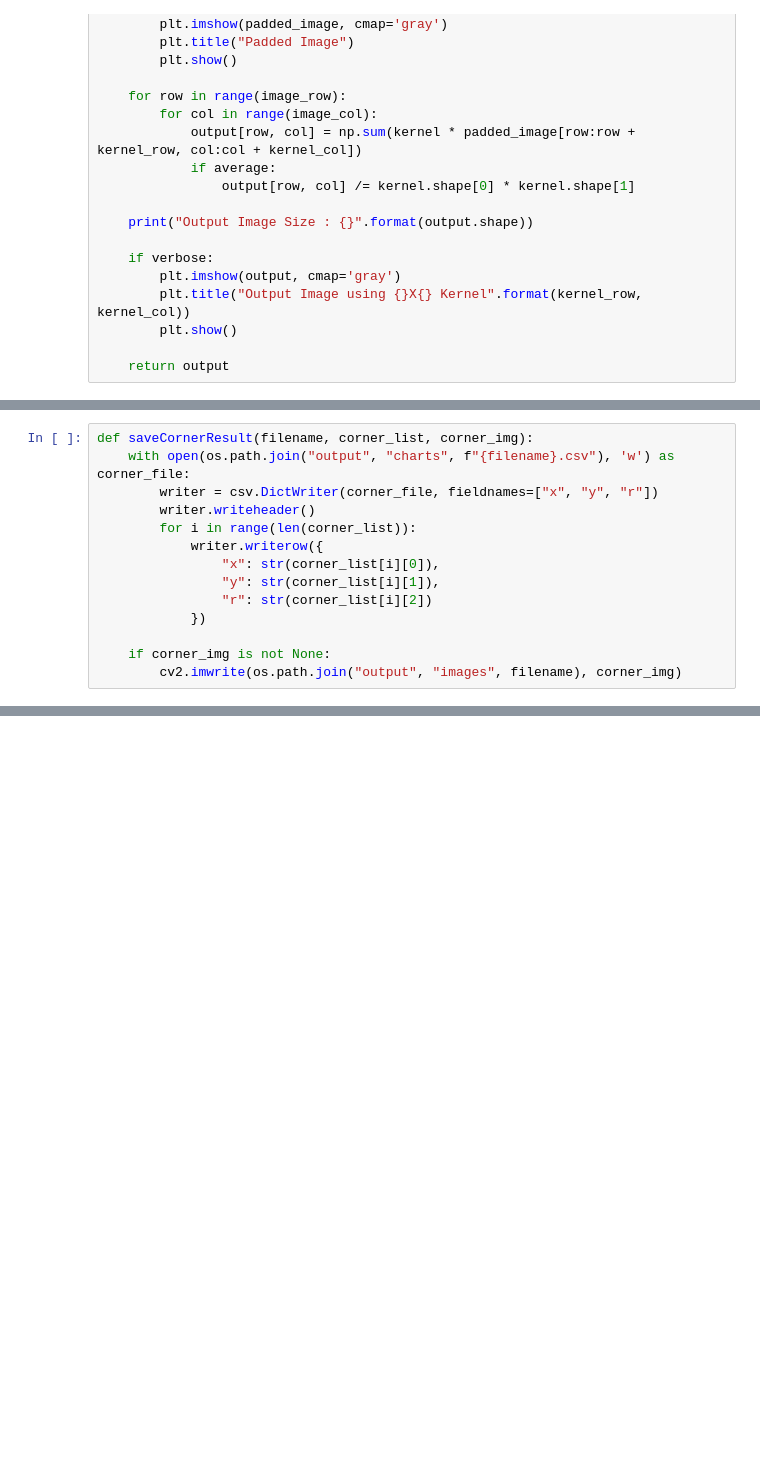
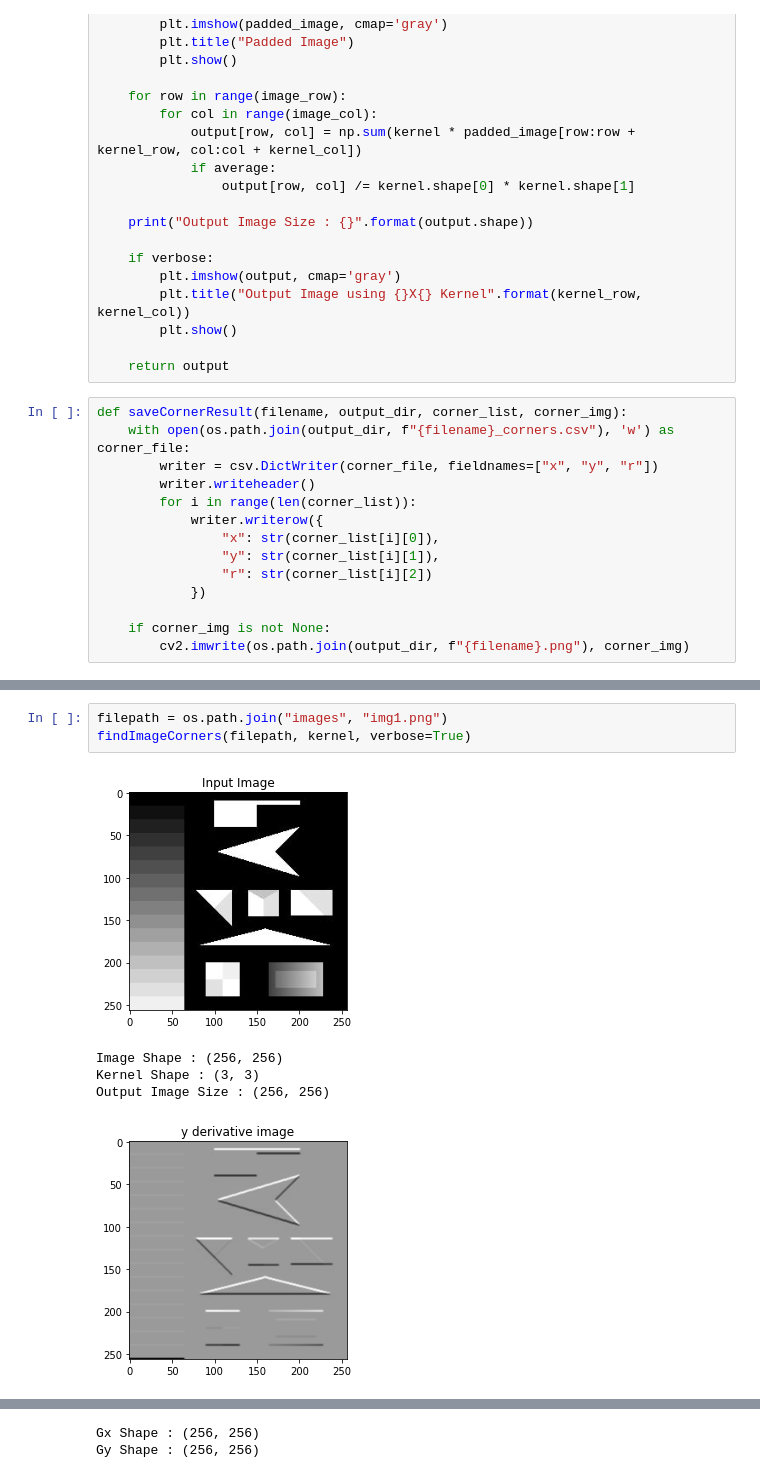
Before and after one commit to mdmamunhasan/harris-corner-detection, a Jupyter notebook: corners.ipynb, the cells around one changed output, grey strips where cells are left out. Saved outputs shown, nothing was run; the diff lists cells and outputs as text; blank space fills up the shorter version.

Commit message:
# Info - corners response update

```diff
--- a/corners.ipynb
+++ b/corners.ipynb
@@ -79,4 +87,18 @@ def myImageFilter(image, kernel, average=False, verbose=False):
         plt.show()
 
     return output
+# %%
+def saveCornerResult(filename, output_dir, corner_list, corner_img):
+    with open(os.path.join(output_dir, f"{filename}_corners.csv"), 'w') as corner_file:
+        writer = csv.DictWriter(corner_file, fieldnames=["x", "y", "r"])
+        writer.writeheader()
+        for i in range(len(corner_list)):
+            writer.writerow({
+                "x": str(corner_list[i][0]),
+                "y": str(corner_list[i][1]),
+                "r": str(corner_list[i][2])
+            })
+
+    if corner_img is not None:
+        cv2.imwrite(os.path.join(output_dir, f"{filename}.png"), corner_img)
 # %%
@@ -180,14 +230,9 @@ Gy Shape : (256, 256)
-# %%
-def saveCornerResult(filename, corner_list, corner_img):
-    with open(os.path.join("output", "charts", f"{filename}.csv"), 'w') as corner_file:
-        writer = csv.DictWriter(corner_file, fieldnames=["x", "y", "r"])
-        writer.writeheader()
-        for i in range(len(corner_list)):
-            writer.writerow({
-                "x": str(corner_list[i][0]),
-                "y": str(corner_list[i][1]),
-                "r": str(corner_list[i][2])
-            })
-
-    if corner_img is not None:
-        cv2.imwrite(os.path.join("output", "images", filename), corner_img)
+# %%
+filepath = os.path.join("images", "img1.png")
+findImageCorners(filepath, kernel, verbose=True)
+# %% [output]
+[figure, added]
+Image Shape : (256, 256)
+Kernel Shape : (3, 3)
+Output Image Size : (256, 256)
+[figure, added]
@@ -193,0 +240,2 @@ def saveCornerResult(filename, corner_list, corner_img):
+Gx Shape : (256, 256)
+Gy Shape : (256, 256)
```
Also changed, not shown: parts of 8 cells of this notebook, 6 other files.
